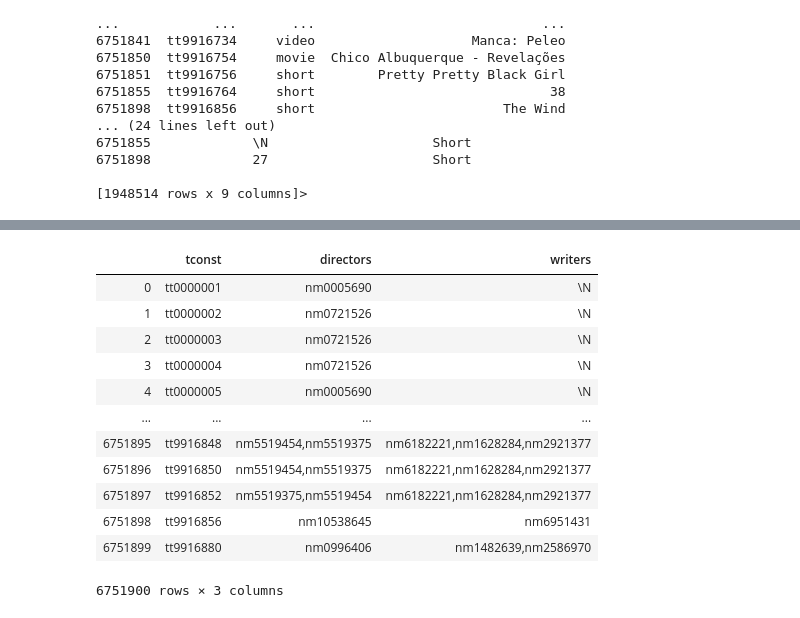
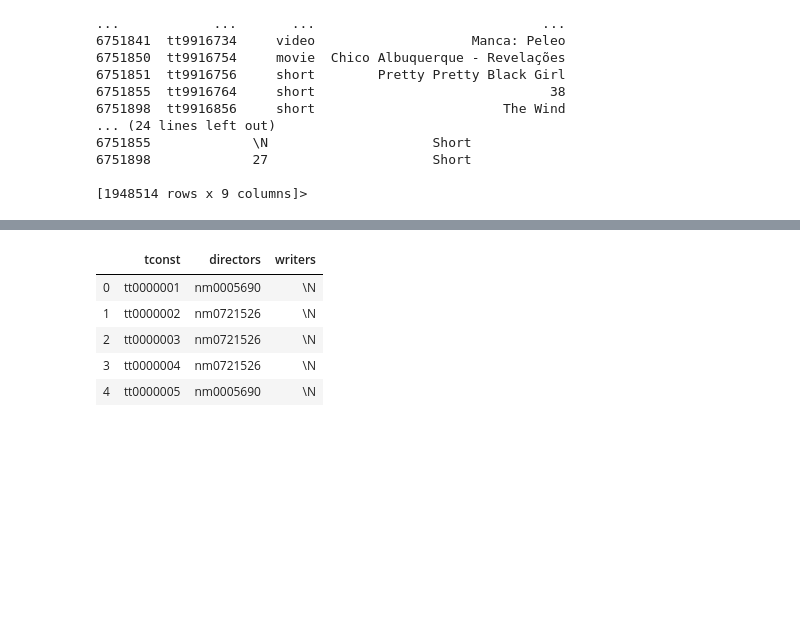
Before and after one commit to AlejandraRosa/final_project, a Jupyter notebook: notebooks/starter_updateAR.ipynb, the cells around one changed output, grey strips where cells are left out. Saved outputs shown, nothing was run; the diff lists cells and outputs as text; code cells hidden in the pictures; blank space fills up the shorter version.

```diff
--- a/notebooks/starter_updateAR.ipynb
+++ b/notebooks/starter_updateAR.ipynb
@@ -76,20 +63,13 @@ title_ratings
 # %%
 title_crew = pd.read_csv('../data/title.crew.tsv',delimiter='\t',encoding='utf-8-sig')
 # %%
-title_crew
+title_crew.head()
 # %% [output]
 |  | tconst | directors | writers |
 | 0 | tt0000001 | nm0005690 | \N |
 | 1 | tt0000002 | nm0721526 | \N |
 | 2 | tt0000003 | nm0721526 | \N |
 | 3 | tt0000004 | nm0721526 | \N |
 | 4 | tt0000005 | nm0005690 | \N |
-| ... | ... | ... | ... |
-| 6751895 | tt9916848 | nm5519454,nm5519375 | nm6182221,nm1628284,nm2921377 |
-| 6751896 | tt9916850 | nm5519454,nm5519375 | nm6182221,nm1628284,nm2921377 |
-| 6751897 | tt9916852 | nm5519375,nm5519454 | nm6182221,nm1628284,nm2921377 |
-| 6751898 | tt9916856 | nm10538645 | nm6951431 |
-| 6751899 | tt9916880 | nm0996406 | nm1482639,nm2586970 |
-6751900 rows × 3 columns
 # %%
 name_basics = pd.read_csv('../data/name.basics.tsv',delimiter='\t',encoding='utf-8-sig')
```
Also changed, not shown: parts of 17 cells of this notebook.
